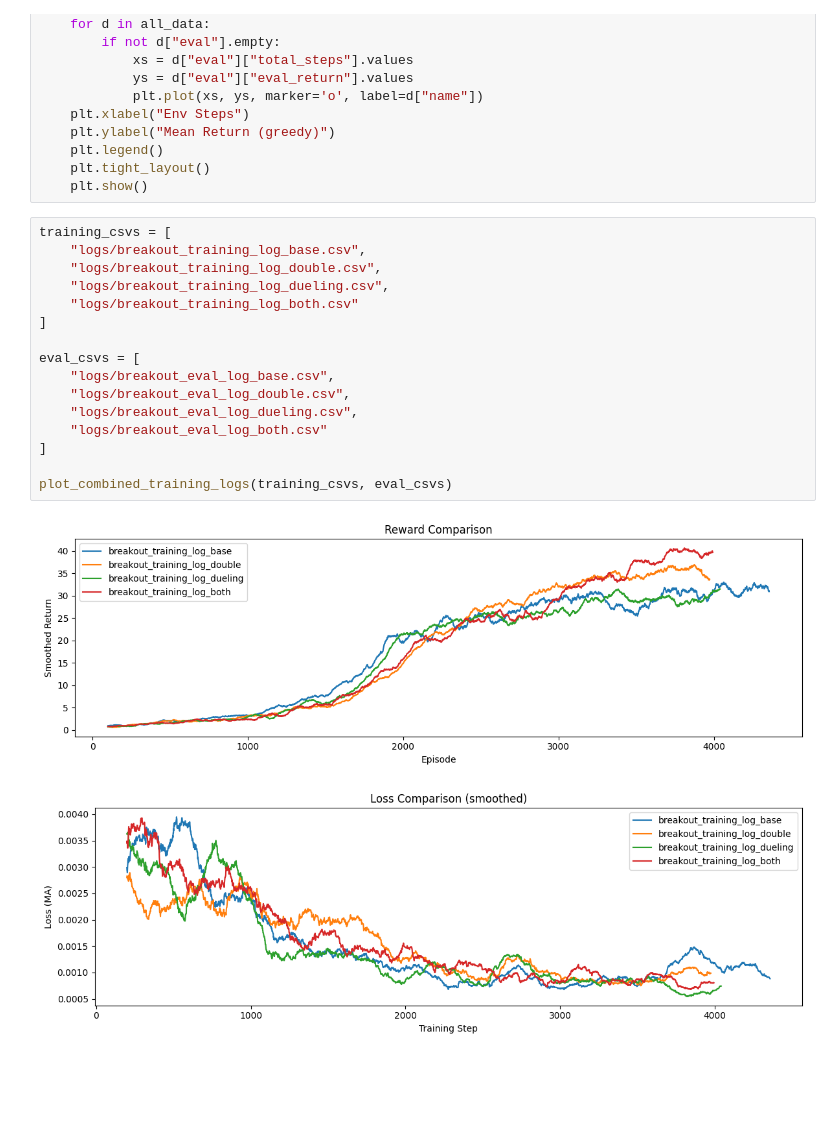
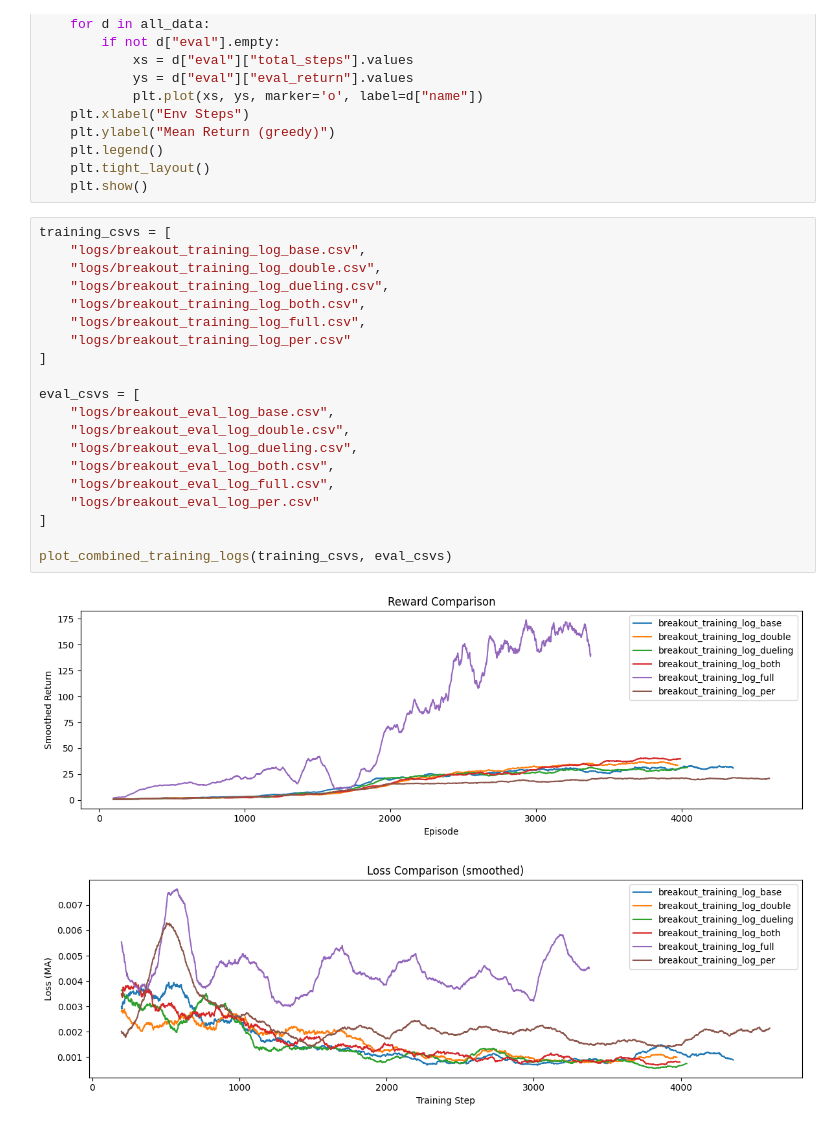
Before and after one commit to AlexanderVanOyen/RL, a Jupyter notebook: Assignment_1_DQN.ipynb, the cells around one changed output. Drawn from its saved outputs; the diff is of its cells as text; blank space fills up the shorter version.

```diff
--- a/Assignment_1_DQN.ipynb
+++ b/Assignment_1_DQN.ipynb
@@ -2291,19 +2291,23 @@ def plot_combined_training_logs(csv_files, eval_csvs=None, ma_rewards=100, ma_lo
 # %%
 training_csvs = [
     "logs/breakout_training_log_base.csv",
     "logs/breakout_training_log_double.csv",
     "logs/breakout_training_log_dueling.csv",
-    "logs/breakout_training_log_both.csv"
+    "logs/breakout_training_log_both.csv",
+    "logs/breakout_training_log_full.csv",
+    "logs/breakout_training_log_per.csv"
 ]
 
 eval_csvs = [
     "logs/breakout_eval_log_base.csv",
     "logs/breakout_eval_log_double.csv",
     "logs/breakout_eval_log_dueling.csv",
-    "logs/breakout_eval_log_both.csv"
+    "logs/breakout_eval_log_both.csv",
+    "logs/breakout_eval_log_full.csv",
+    "logs/breakout_eval_log_per.csv"
 ]
 
 plot_combined_training_logs(training_csvs, eval_csvs)
 # %% [output]
-[figure, old version]
+[figure, new version]
-[figure, old version]
+[figure, new version]
```
Also changed, not shown: parts of 1 cell of this notebook, 4 other files.
